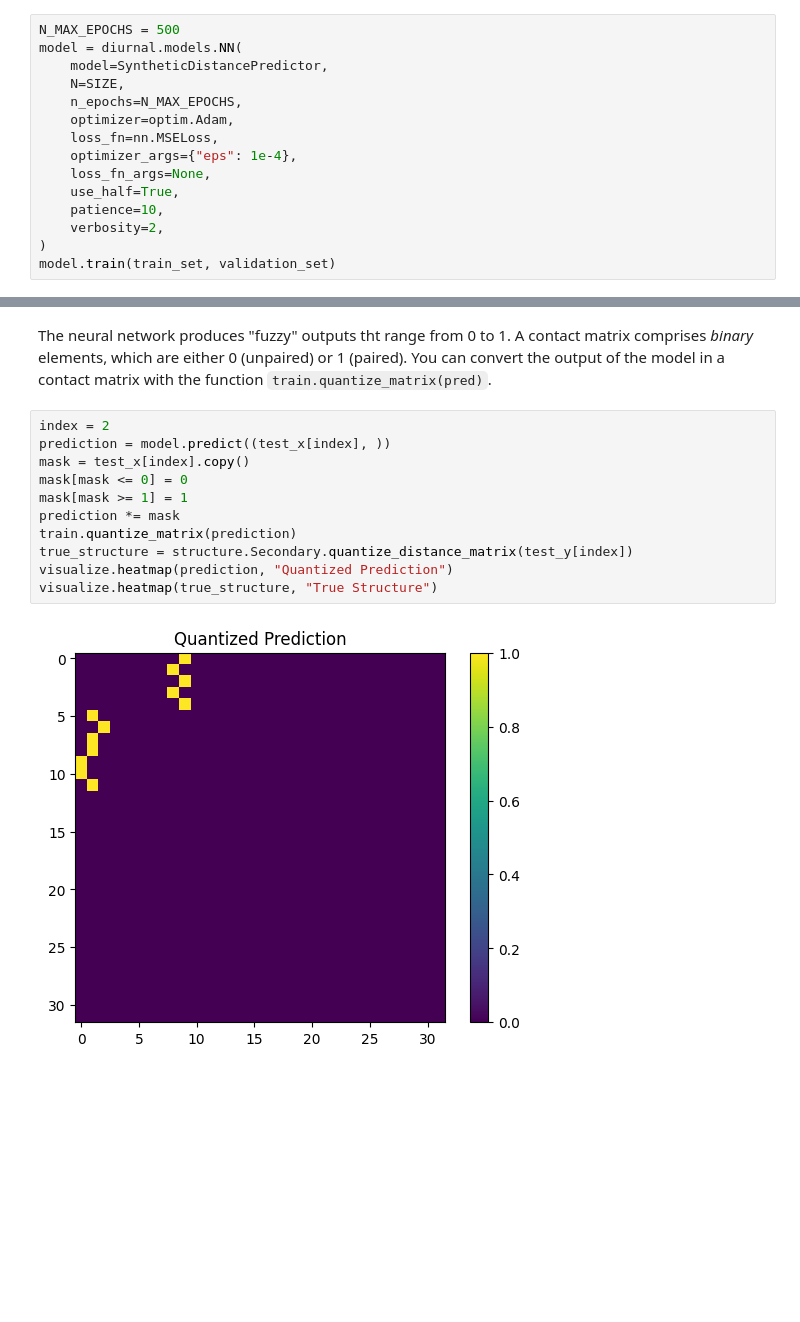
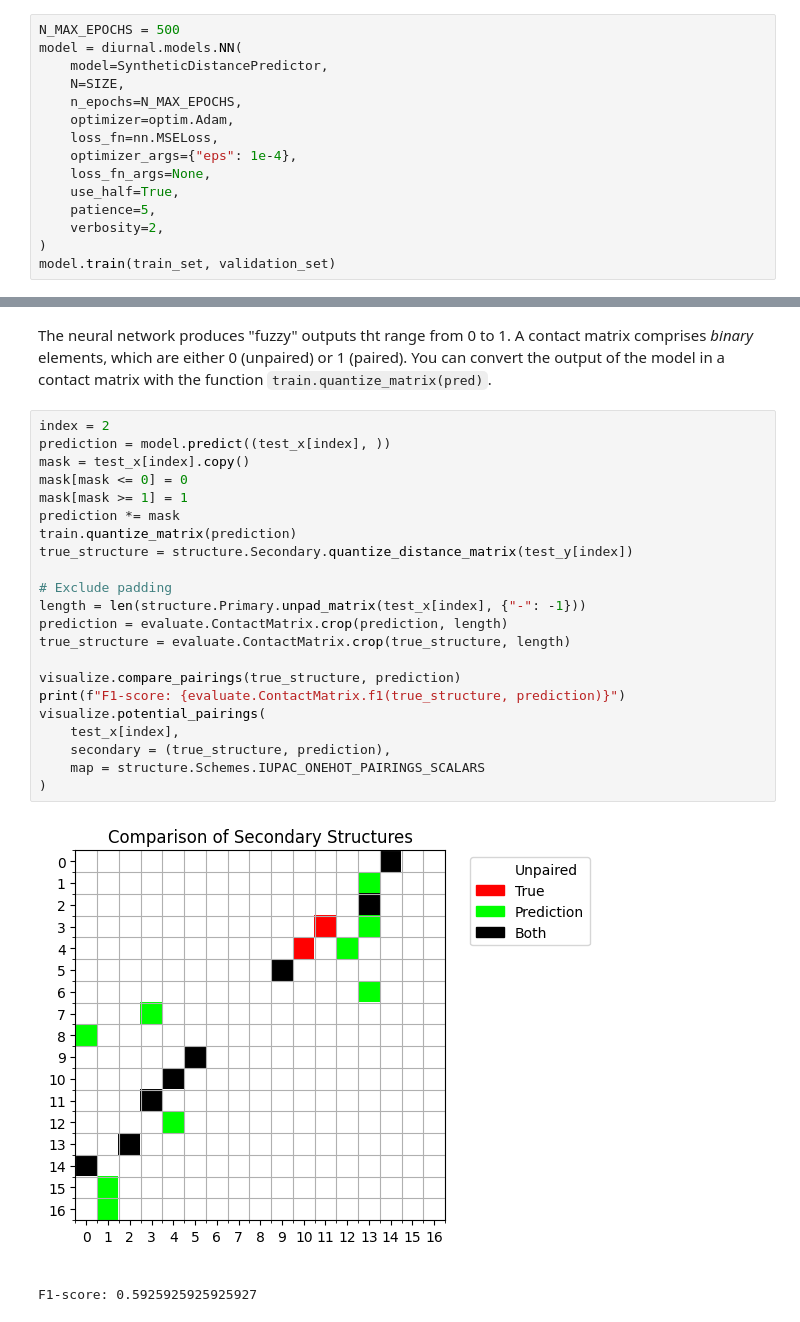
Before and after one commit to Vincent-Therrien/diurnal, a Jupyter notebook: demo/synthetic_pipeline.ipynb, the cells around one changed output, grey strips where cells are left out. Cells and saved outputs as stored; diff of their text form; blank space fills up the shorter version.

```diff
--- a/demo/synthetic_pipeline.ipynb
+++ b/demo/synthetic_pipeline.ipynb
@@ -251,7 +249,7 @@ model = diurnal.models.NN(
     optimizer_args={"eps": 1e-4},
     loss_fn_args=None,
     use_half=True,
-    patience=10,
+    patience=5,
     verbosity=2,
 )
 model.train(train_set, validation_set)
@@ -295,13 +293,25 @@ You can convert the output of the model in a contact matrix with the function
 # %%
 index = 2
 prediction = model.predict((test_x[index], ))
 mask = test_x[index].copy()
 mask[mask <= 0] = 0
 mask[mask >= 1] = 1
 prediction *= mask
 train.quantize_matrix(prediction)
 true_structure = structure.Secondary.quantize_distance_matrix(test_y[index])
-visualize.heatmap(prediction, "Quantized Prediction")
-visualize.heatmap(true_structure, "True Structure")
+
+# Exclude padding
+length = len(structure.Primary.unpad_matrix(test_x[index], {"-": -1}))
+prediction = evaluate.ContactMatrix.crop(prediction, length)
+true_structure = evaluate.ContactMatrix.crop(true_structure, length)
+
+visualize.compare_pairings(true_structure, prediction)
+print(f"F1-score: {evaluate.ContactMatrix.f1(true_structure, prediction)}")
+visualize.potential_pairings(
+    test_x[index],
+    secondary = (true_structure, prediction),
+    map = structure.Schemes.IUPAC_ONEHOT_PAIRINGS_SCALARS
+)
 # %% [output]
-[figure, old version]
+[figure, new version]
+F1-score: 0.5925925925925927
```
Also changed, not shown: parts of 7 cells of this notebook, 3 other files.
